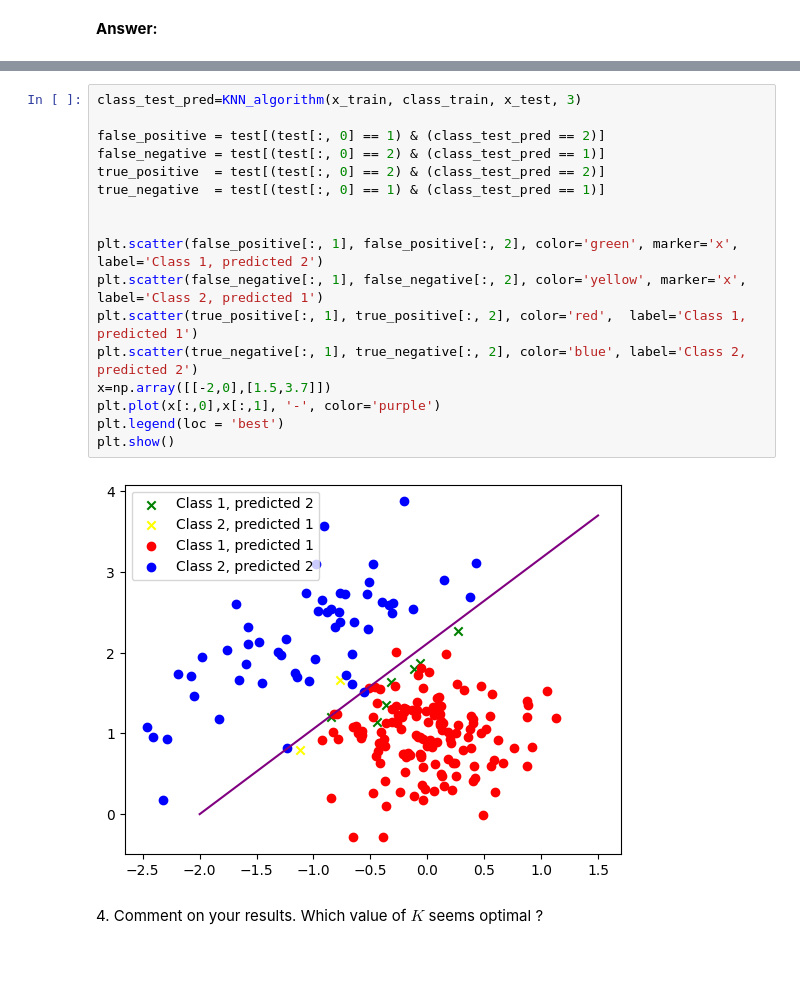
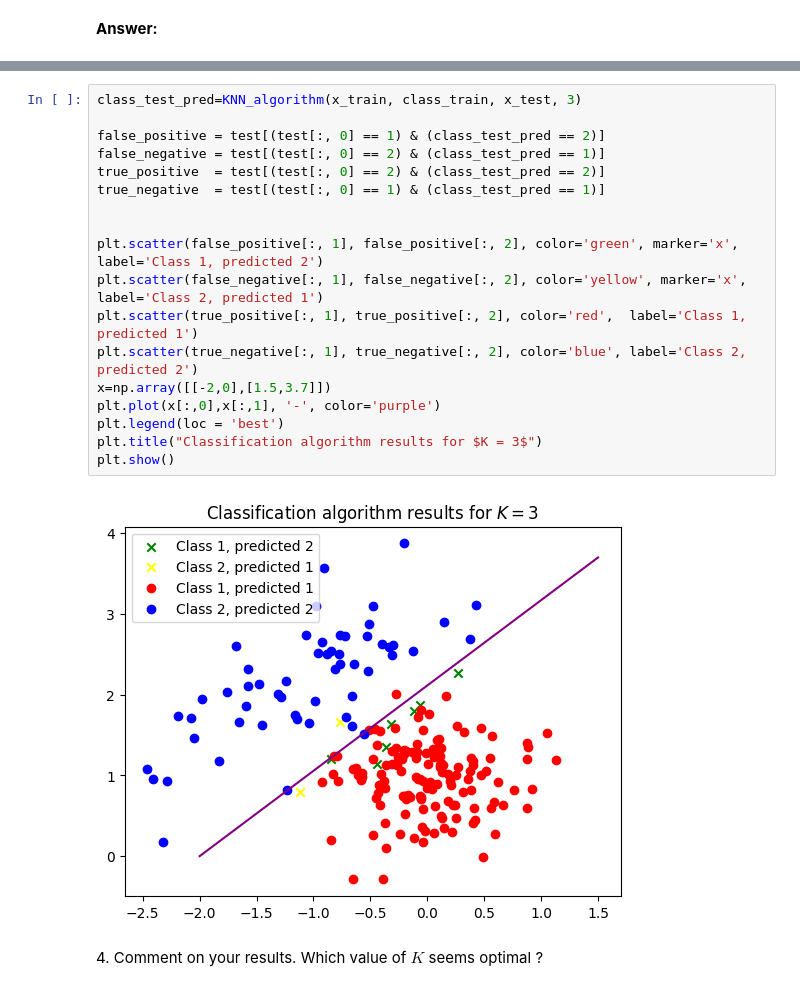
Before and after one commit to azagal952/sdi_python, a Jupyter notebook: Labs/Lab4/lab4.ipynb, the cells around one changed output, grey strips where cells are left out. Cells and saved outputs as stored; diff of their text form; blank space fills up the shorter version.

```diff
--- a/Labs/Lab4/lab4.ipynb
+++ b/Labs/Lab4/lab4.ipynb
@@ -169,22 +176,23 @@ Error rate for 20-NN algorithm is:0.08
 # %%
 class_test_pred=KNN_algorithm(x_train, class_train, x_test, 3)
 
 false_positive = test[(test[:, 0] == 1) & (class_test_pred == 2)]
 false_negative = test[(test[:, 0] == 2) & (class_test_pred == 1)]
 true_positive  = test[(test[:, 0] == 2) & (class_test_pred == 2)]
 true_negative  = test[(test[:, 0] == 1) & (class_test_pred == 1)]
 
 
 plt.scatter(false_positive[:, 1], false_positive[:, 2], color='green', marker='x',  label='Class 1, predicted 2')
 plt.scatter(false_negative[:, 1], false_negative[:, 2], color='yellow', marker='x', label='Class 2, predicted 1')
 plt.scatter(true_positive[:, 1], true_positive[:, 2], color='red',  label='Class 1, predicted 1')
 plt.scatter(true_negative[:, 1], true_negative[:, 2], color='blue', label='Class 2, predicted 2')
 x=np.array([[-2,0],[1.5,3.7]])
 plt.plot(x[:,0],x[:,1], '-', color='purple')
 plt.legend(loc = 'best')
+plt.title("Classification algorithm results for $K = 3$")
 plt.show()
 # %% [output]
-[figure, old version]
+[figure, new version]
 # %% [markdown]
 4\. Comment on your results. Which value of $K$ seems optimal ?
 # %% [markdown]
```
Also changed, not shown: parts of 24 cells of this notebook.
